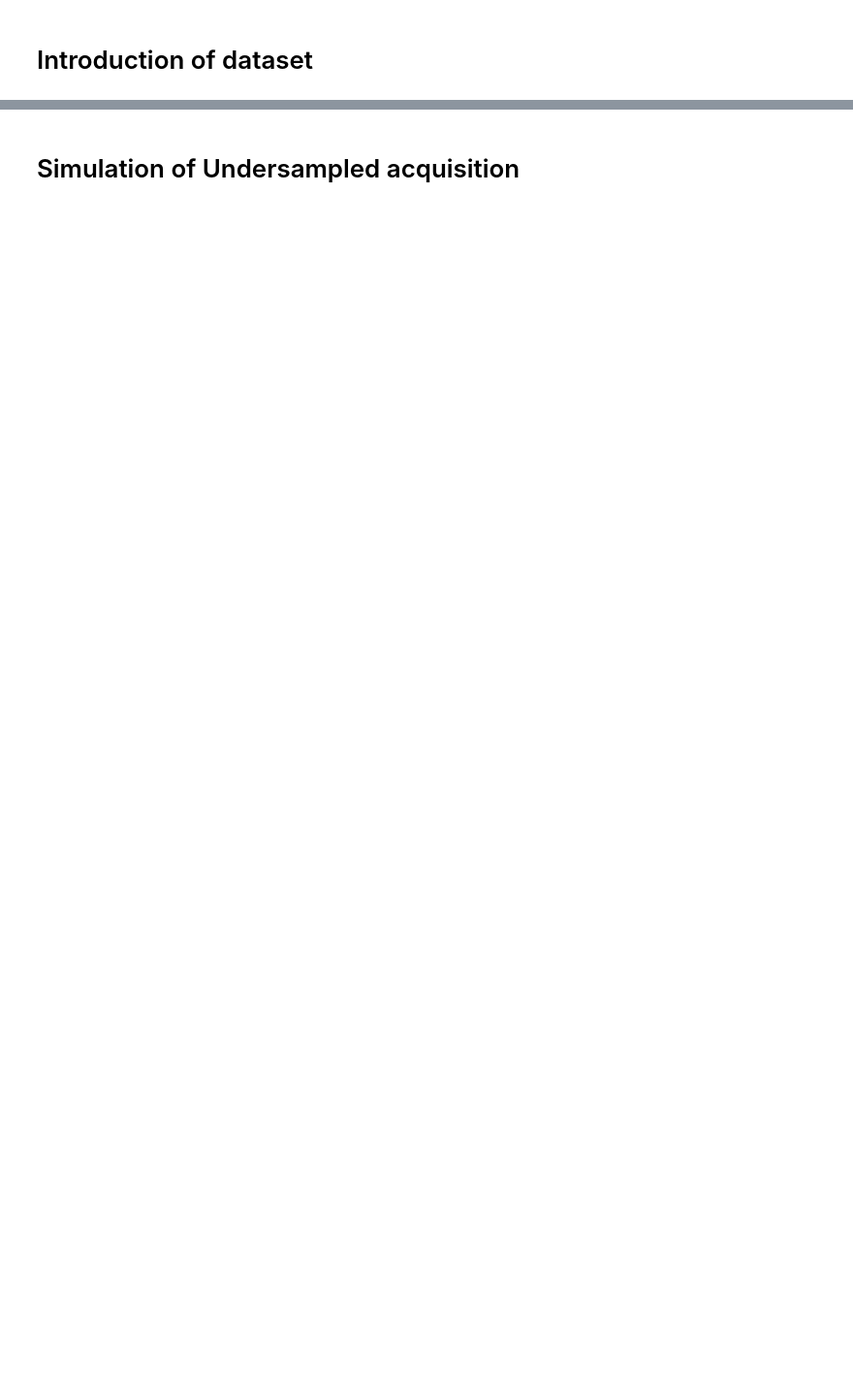
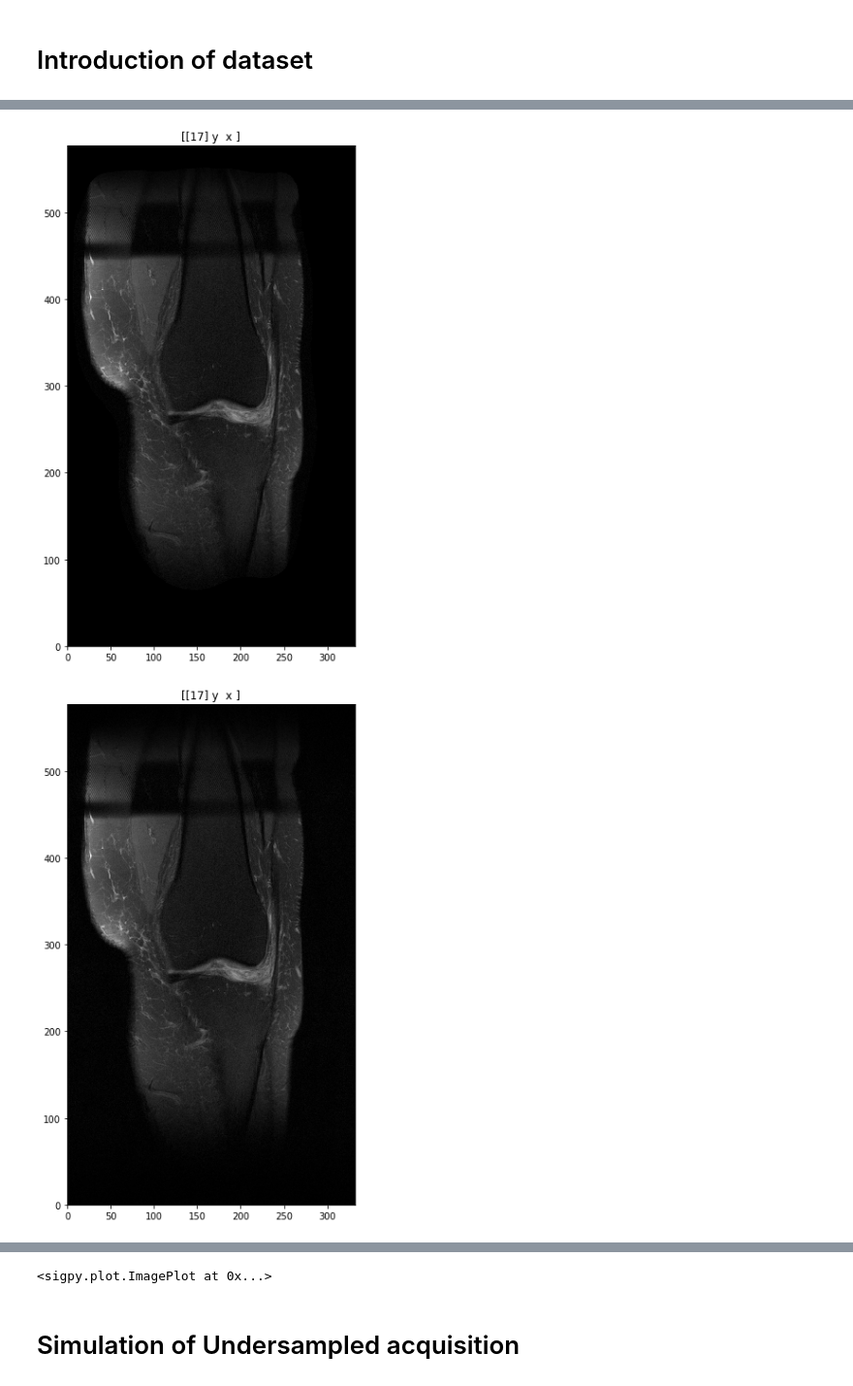
Before and after one commit to liuvictoria/multiTaskLearning, a Jupyter notebook: 1_Intro.ipynb, the cells around one changed output, grey strips where cells are left out. Shown at 97% size. Drawn from its saved outputs; the diff is of its cells as text; code cells hidden in the pictures; blank space fills up the shorter version.

```diff
--- a/1_Intro.ipynb
+++ b/1_Intro.ipynb
@@ -50,14 +67,17 @@ pl.ImagePlot(sens, z=1) # Look at the sensitivity map
 # %%
-# there are mainly two ways to combine the multi-coil images
-# 1. coils are designed to be symetrically distributed around the object, so usually root-sum-of squares can get sufficient estimates
+# # there are mainly two ways to combine the multi-coil images
+# # 1. coils are designed to be symetrically distributed around the object, so usually root-sum-of squares can get sufficient estimates
 
-im_rss = np.sqrt((im_coil * np.conj(im_coil)).sum(axis=1)) # np.conj because MR images are complex
-print('RSS combined', im_rss.shape)
-pl.ImagePlot(im_rss)
+# im_rss = np.sqrt((im_coil * np.conj(im_coil)).sum(axis=1)) # np.conj because MR images are complex
+# print('RSS combined', im_rss.shape)
+# pl.ImagePlot(im_rss)
 
-# 2. Coil sensitivity maps can be scanned or estimated (i.e. ESPIRIT, JSENSE, etc.) and used to combine
+# 2. Coil esp_mapsitivity maps can be scanned or estimated (i.e. ESPIRIT, JSENSE, etc.) and used to combine
 
-im_sense = np.sum(im_coil * np.conj(sens), axis=1)
-pl.ImagePlot(im_sense)
+im_esp_map = np.sum(im_coil * np.conj(esp_maps), axis=1)
+pl.ImagePlot(im_esp_map)
 
 # (optional) Refer to https://users.fmrib.ox.ac.uk/~mchiew/docs/SENSE_tutorial.html, It's in MATLAB but covers SENSE reconstruction, gfactor maps
+# %% [output]
+[figure, added]
+[figure, added]
@@ -64,3 +85,4 @@ pl.ImagePlot(im_sense)
+<sigpy.plot.ImagePlot at 0x...>
 # %% [markdown]
 # Simulation of Undersampled acquisition
 # %%
```
Also changed, not shown: parts of 12 cells of this notebook, 8 other files.
